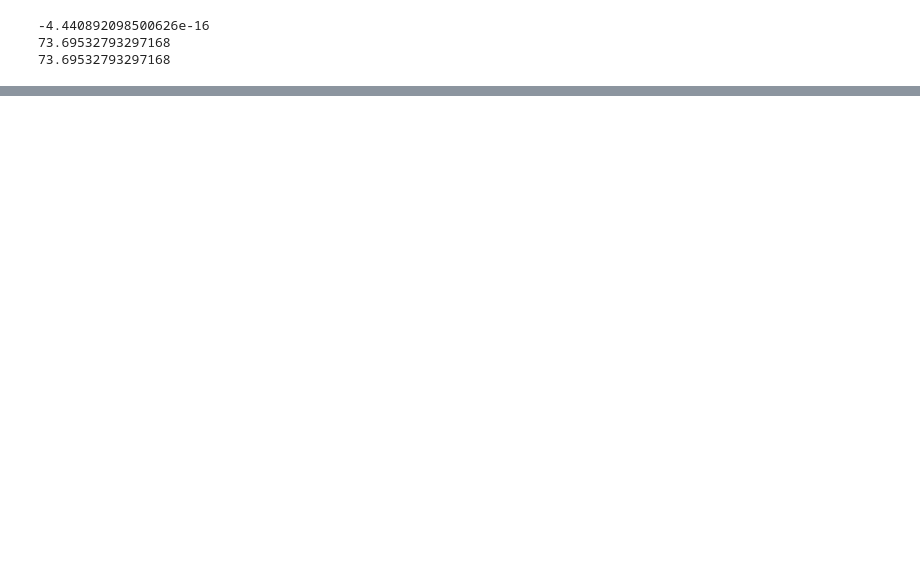
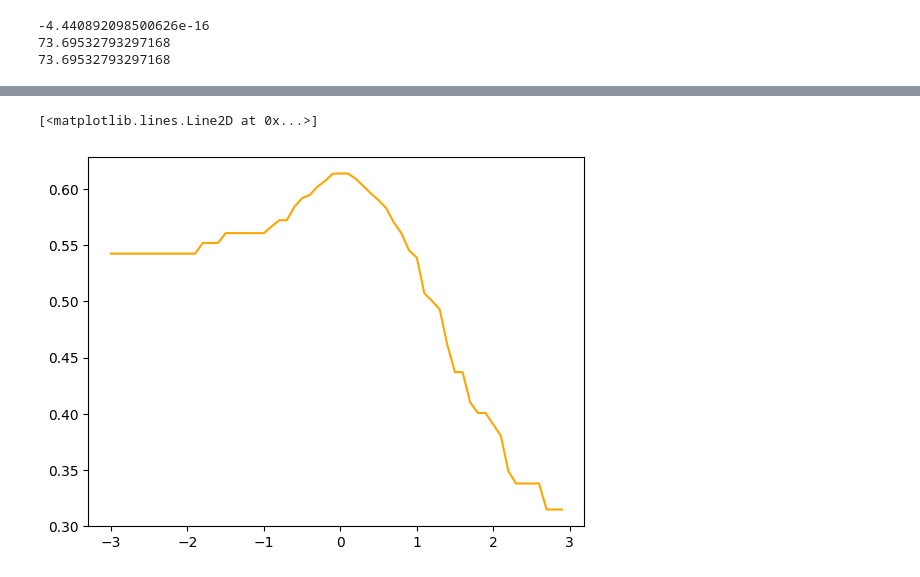
Before and after one commit to joeljins/RoAR, a Jupyter notebook: fairness/fair_thresholding_alt.ipynb, the cells around one changed output, grey strips where cells are left out. Cells and saved outputs as stored; diff of their text form; code cells hidden in the pictures; blank space fills up the shorter version.

```diff
--- a/fairness/fair_thresholding_alt.ipynb
+++ b/fairness/fair_thresholding_alt.ipynb
@@ -39,28 +48,26 @@ interval = 0.1
 from utils import opt_threshold, alt_fair_opt_step
 
 # Store results
-x = []
-fair_mean_A = []
-fair_mean_B = []
-fair_threshold_A = []
-fair_threshold_B = []
-total_util = []
-
+x_alphas = []
+y_mean_A = []
+y_mean_B = []
+y_thresh_A = []
+y_thresh_B = []
+y_util = []
 
 y6 = opt_threshold((-3, 3), u_plus=1, u_minus=-1)
 
-# Run fair optimization over a range of alpha values
 for alpha in tqdm(alphas):
     results = alt_fair_opt_step(a, b, u_plus, u_minus, c_plus, c_minus, alpha, range, interval)
     if results[0] is not None and results[1] is not None:
         A, B, thresh_A, thresh_B, max_util = results
-        x.append(alpha)
+        x_alphas.append(alpha)
 
-        fair_mean_A.append(np.mean(A))
-        fair_mean_B.append(np.mean(B))
-        fair_threshold_A.append(thresh_A)
-        fair_threshold_B.append(thresh_B)
-        total_util.append(max_util)  # Scale utility for better visualization
+        y_mean_A.append(np.mean(A))
+        y_mean_B.append(np.mean(B))
+        y_thresh_A.append(thresh_A)
+        y_thresh_B.append(thresh_B)
+        y_util.append(max_util)
 # %%
 def plot_fairness(show_means=True, show_fair_thresholds=True, show_opt_thresholds=True, show_utility=True):
     plt.figure(figsize=(10, 6))
@@ -158,0 +170,6 @@ plt.plot(x, total_util, label='Total Utility', color='green')
+# %%
+### Experiment where the threshold of B is fixed while we track the difference in means of A and B
+plt.plot(x_thresh_A, y_means_diff, label='Mean Difference', color='orange')
+# %% [output]
+[<matplotlib.lines.Line2D at 0x...>]
+[figure, added]
```
Also changed, not shown: parts of 3 cells of this notebook.
